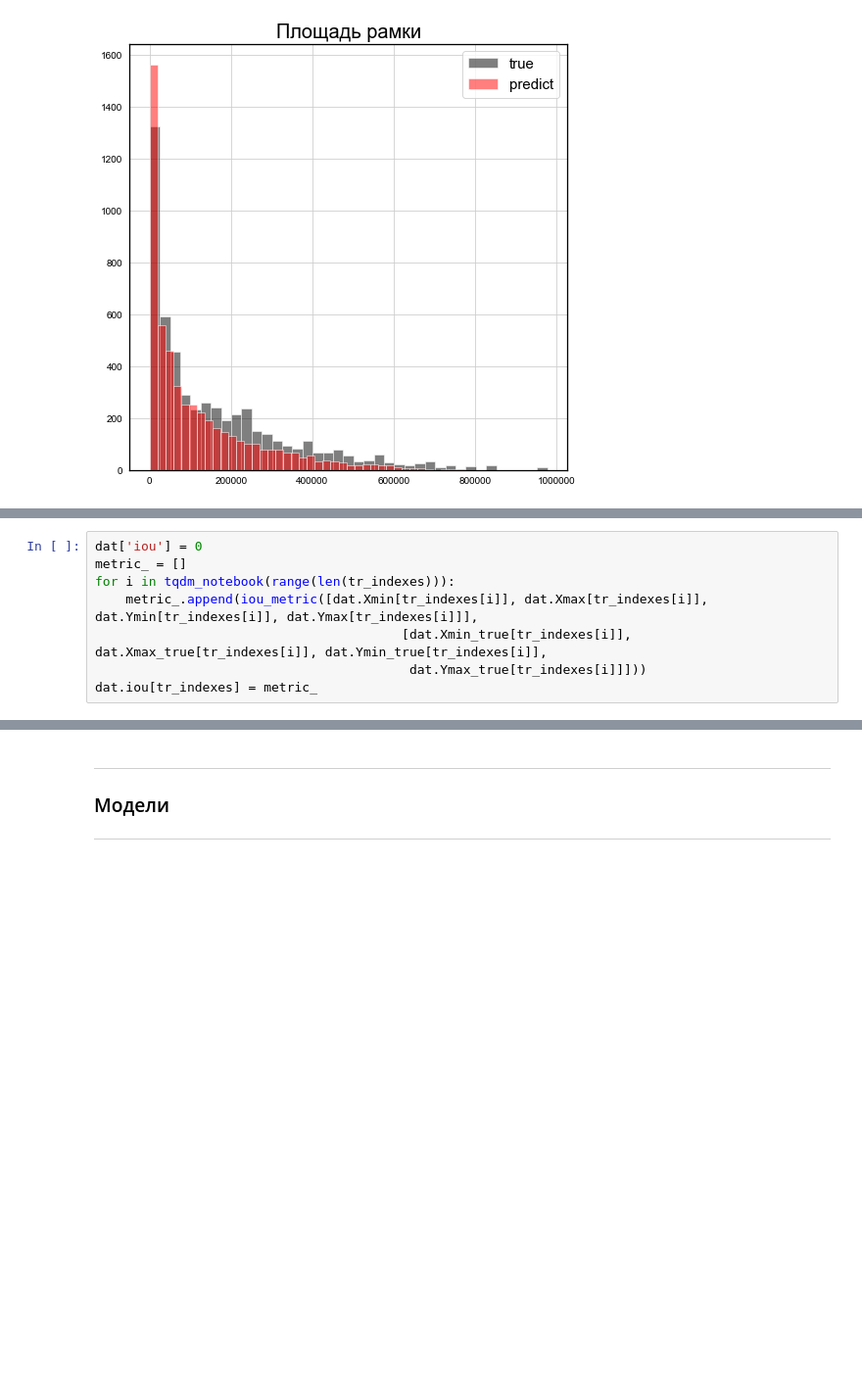
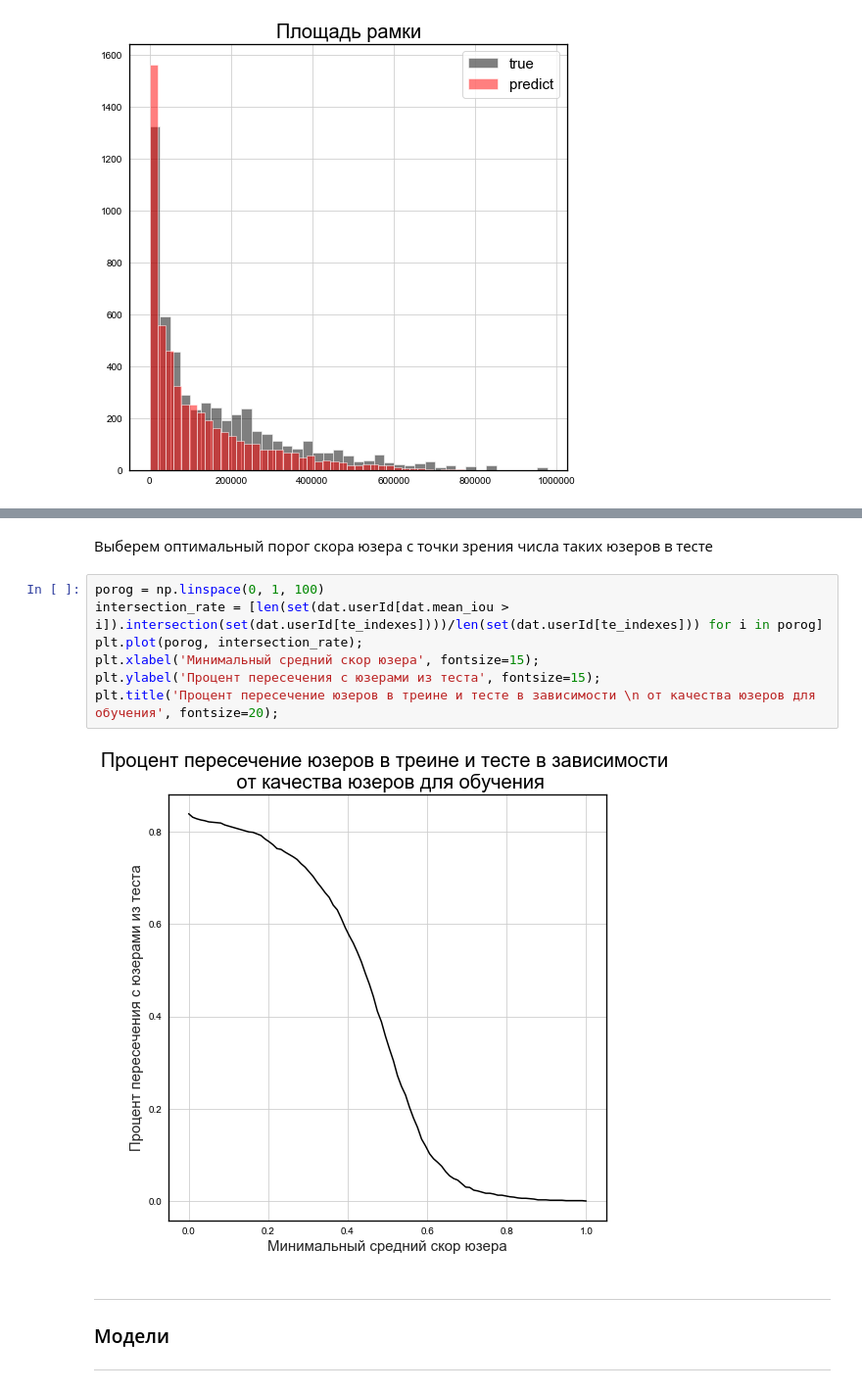
Before and after one commit to andreitsev/Competitions, a Jupyter notebook: ML Bootcamp Модератор Одноклассников.ipynb, the cells around one changed output, grey strips where cells are left out. Shown at 98% size. Drawn from its saved outputs; the diff is of its cells as text; blank space fills up the shorter version.

```diff
--- a/ML Bootcamp Модератор Одноклассников.ipynb
+++ b/ML Bootcamp Модератор Одноклассников.ipynb
@@ -358,8 +425,0 @@ plt.title('Площадь рамки', fontsize=20);
-# %%
-dat['iou'] = 0
-metric_ = []
-for i in tqdm_notebook(range(len(tr_indexes))):
-    metric_.append(iou_metric([dat.Xmin[tr_indexes[i]], dat.Xmax[tr_indexes[i]], dat.Ymin[tr_indexes[i]], dat.Ymax[tr_indexes[i]]],
-                                        [dat.Xmin_true[tr_indexes[i]], dat.Xmax_true[tr_indexes[i]], dat.Ymin_true[tr_indexes[i]],
-                                         dat.Ymax_true[tr_indexes[i]]]))
-dat.iou[tr_indexes] = metric_
@@ -387,3 +431,14 @@ dat[dat.columns.difference(['Xmin_true',
+# %% [markdown]
+Выберем оптимальный порог скора юзера с точки зрения числа таких юзеров в тесте
+# %%
+porog = np.linspace(0, 1, 100)
+intersection_rate = [len(set(dat.userId[dat.mean_iou > i]).intersection(set(dat.userId[te_indexes])))/len(set(dat.userId[te_indexes])) for i in porog]
+plt.plot(porog, intersection_rate);
+plt.xlabel('Минимальный средний скор юзера', fontsize=15);
+plt.ylabel('Процент пересечения с юзерами из теста', fontsize=15);
+plt.title('Процент пересечение юзеров в треине и тесте в зависимости \n от качества юзеров для обучения', fontsize=20);
+# %% [output]
+[figure, added]
 # %% [markdown]
 ---
 ### Модели
```
Also changed, not shown: parts of 25 cells of this notebook.
